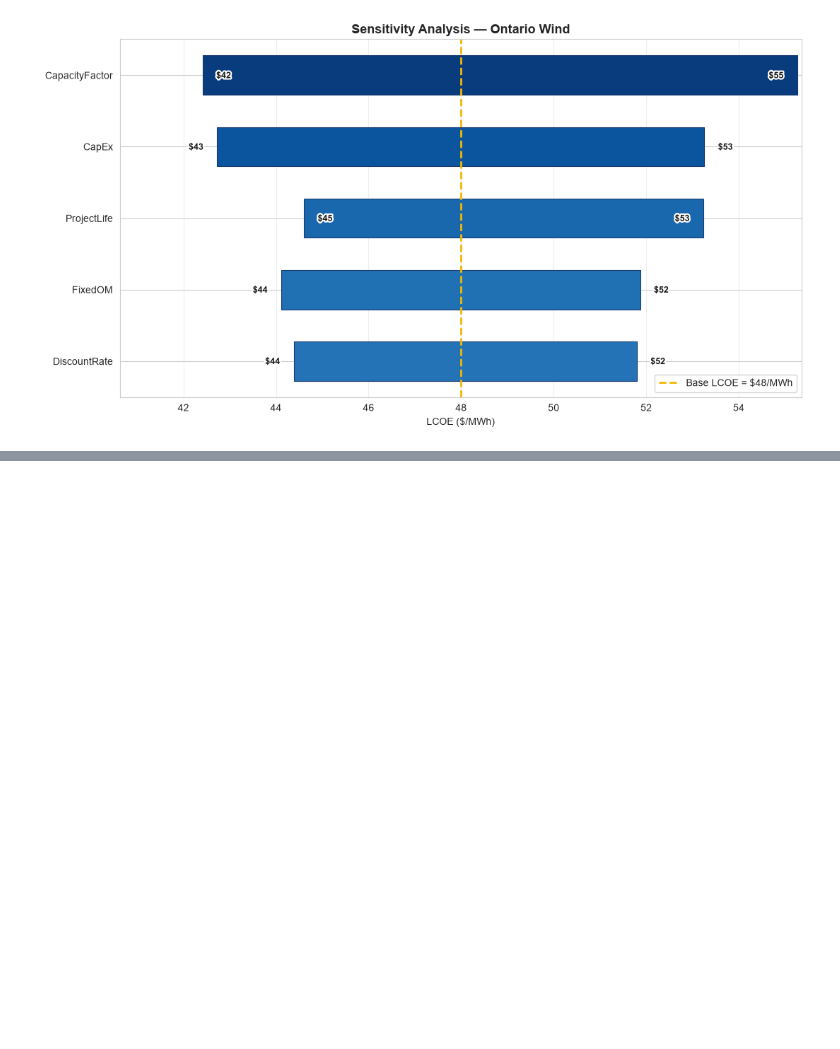
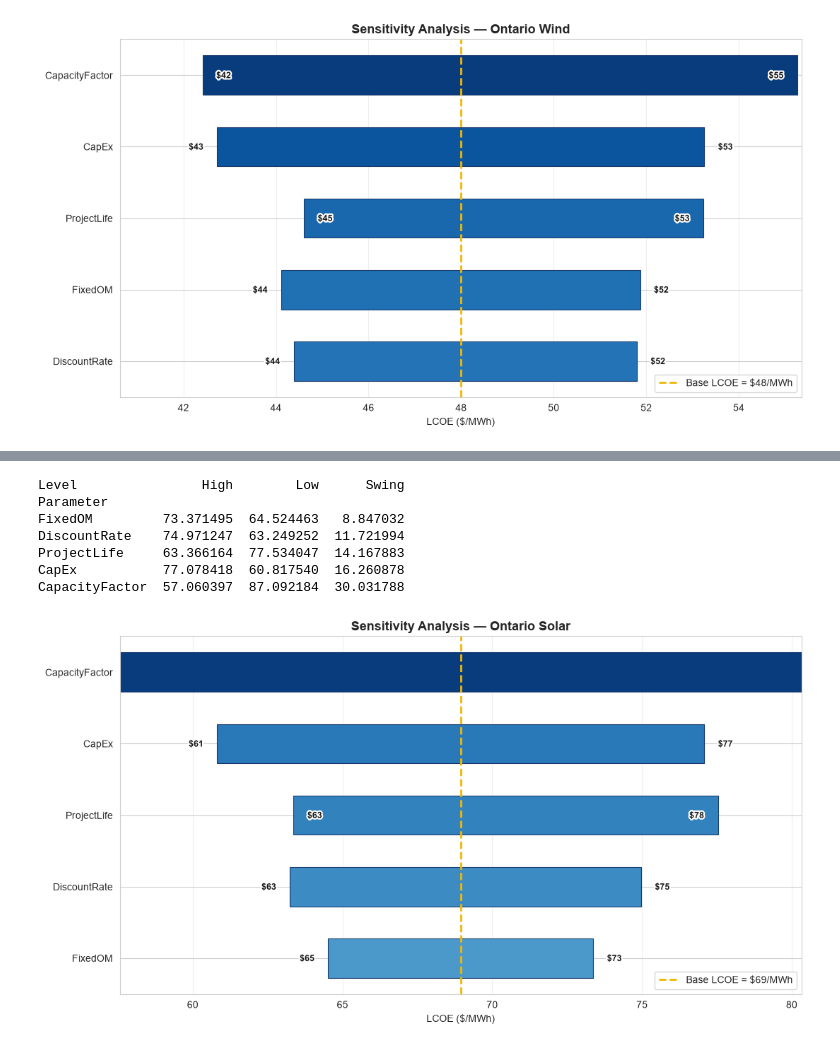
Before and after one commit to tmugomba/lcoe-optimization-tool, a Jupyter notebook: notebooks/02_sensitivity_analysis.ipynb, the cells around one changed output, grey strips where cells are left out. Drawn from its saved outputs; the diff is of its cells as text; code cells hidden in the pictures; blank space fills up the shorter version.

Commit message:
Notebook 2: tornado chart function built, validated, and polished for all

```diff
--- a/notebooks/02_sensitivity_analysis.ipynb
+++ b/notebooks/02_sensitivity_analysis.ipynb
@@ -451,3 +451,19 @@ Ranked by swing size (biggest driver of LCOE uncertainty first):
 **Practical implication for the tool:** in the app, Capacity Factor and CapEx should be the two inputs
 users are most encouraged to adjust carefully if they want a realistic result for their specific
 project — everything else moves the number less dramatically.
+# %%
+ontario_solar = defaults[(defaults["Province"] == "ON") & (defaults["Technology"] == "Solar")].iloc[0]
+ranges_solar = build_param_ranges(ontario_solar)
+tornado_solar = sensitivity_analysis(ontario_solar, ranges_solar)
+print(tornado_solar)
+
+plot_tornado(tornado_solar, "Ontario Solar", ontario_solar["LCOE_v2"])
+# %% [output]
+Level                High        Low      Swing
+Parameter
+FixedOM         73.371495  64.524463   8.847032
+DiscountRate    74.971247  63.249252  11.721994
+ProjectLife     63.366164  77.534047  14.167883
+CapEx           77.078418  60.817540  16.260878
+CapacityFactor  57.060397  87.092184  30.031788
+[figure, added]
```
Also changed, not shown: parts of 12 cells of this notebook.
